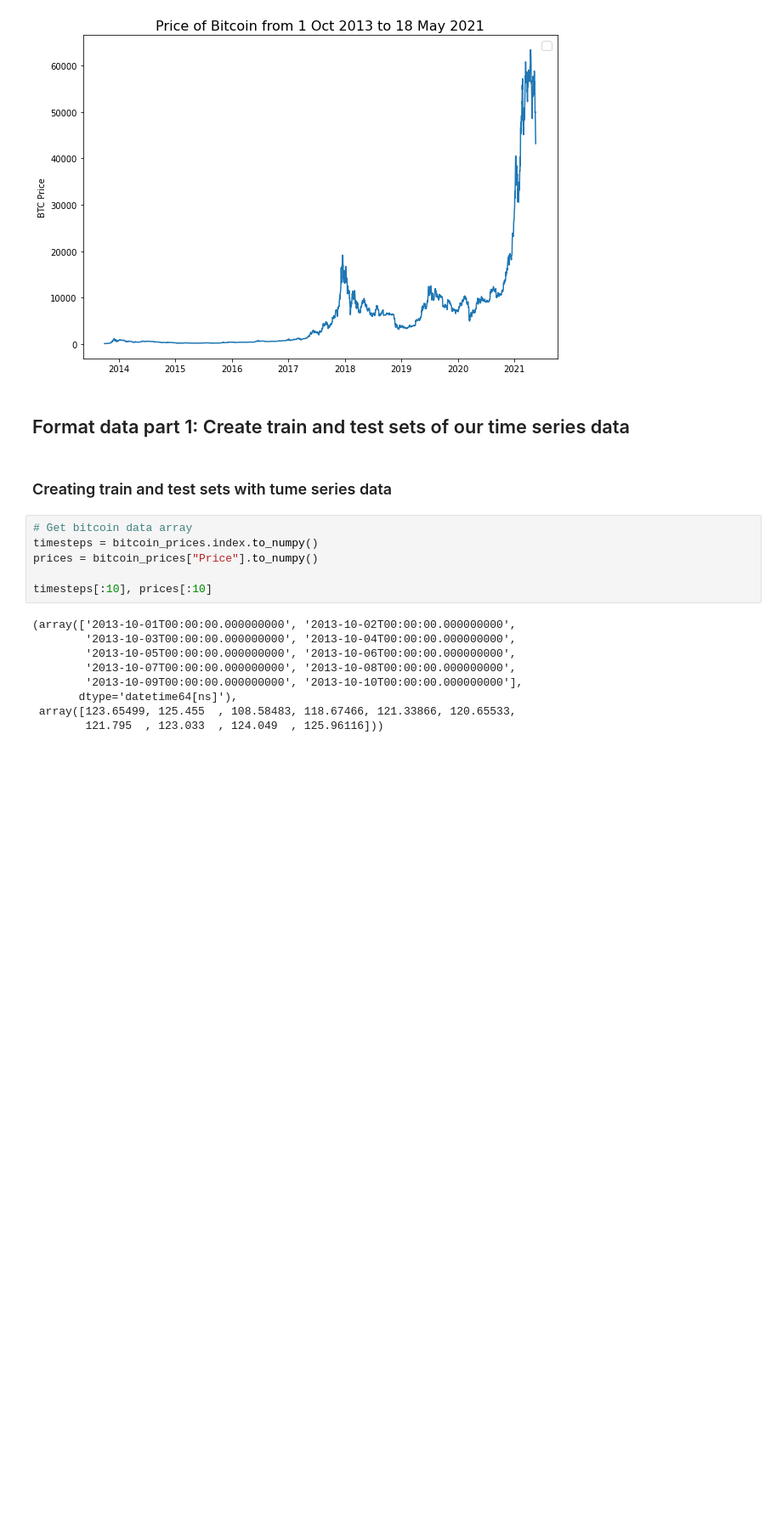
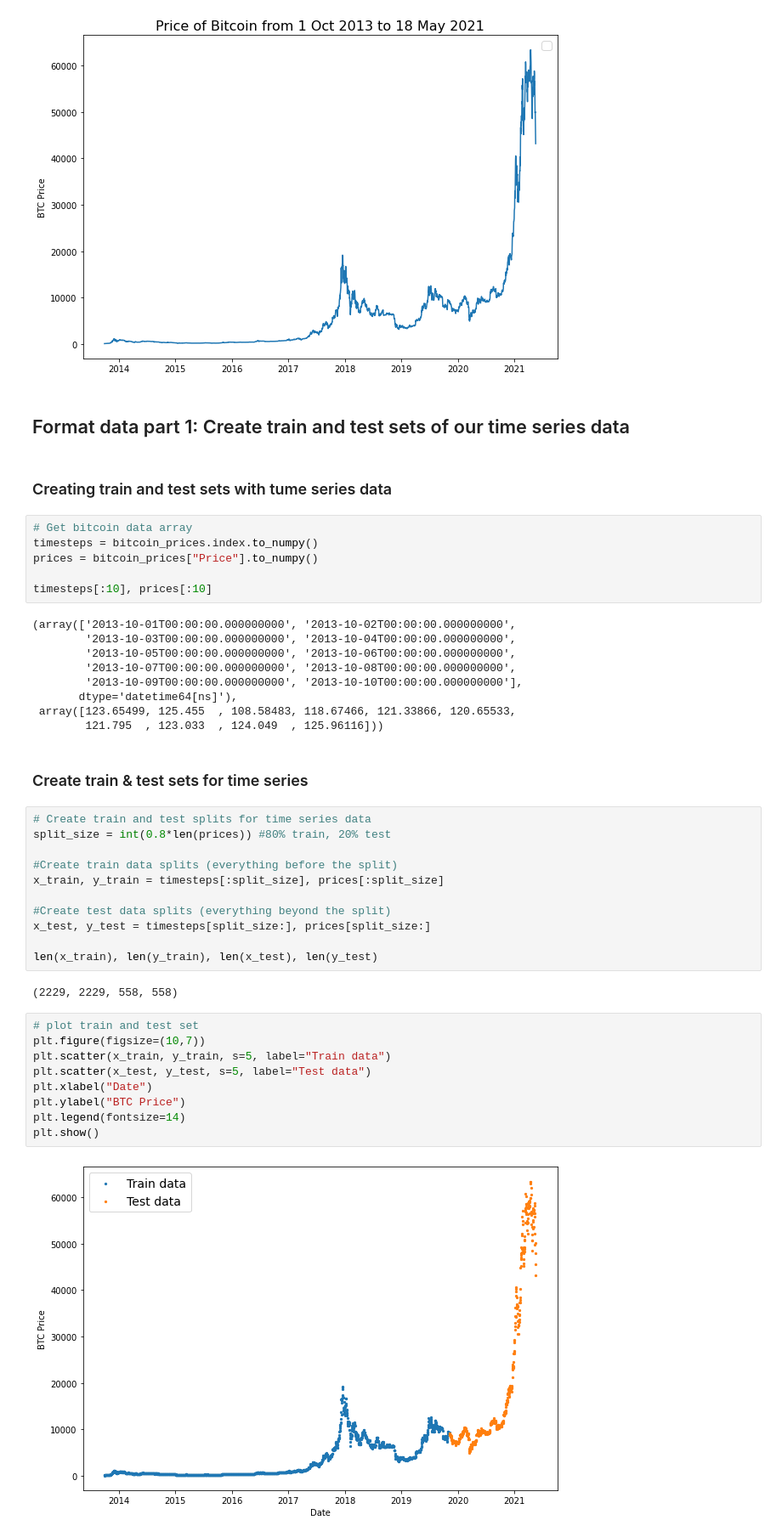
Before and after one commit to schauppi/Udemy_TensorFlow_Developer, a Jupyter notebook: Abschnit_10_Time_series_fundamentals_in_TensorFlow/10_time_series_forecasting_with_tensorflow.ipynb, the cells around one changed output. Shown: that part at 85% size. Cells and saved outputs as stored; diff of their text form; blank space fills up the shorter version.

```diff
--- a/Abschnit_10_Time_series_fundamentals_in_TensorFlow/10_time_series_forecasting_with_tensorflow.ipynb
+++ b/Abschnit_10_Time_series_fundamentals_in_TensorFlow/10_time_series_forecasting_with_tensorflow.ipynb
@@ -161,3 +161,29 @@ timesteps[:10], prices[:10]
        dtype='datetime64[ns]'),
  array([123.65499, 125.455  , 108.58483, 118.67466, 121.33866, 120.65533,
         121.795  , 123.033  , 124.049  , 125.96116]))
+# %% [markdown]
+### Create train & test sets for time series
+# %%
+# Create train and test splits for time series data
+split_size = int(0.8*len(prices)) #80% train, 20% test
+
+#Create train data splits (everything before the split)
+x_train, y_train = timesteps[:split_size], prices[:split_size]
+
+#Create test data splits (everything beyond the split)
+x_test, y_test = timesteps[split_size:], prices[split_size:]
+
+len(x_train), len(y_train), len(x_test), len(y_test)
+# %% [output]
+(2229, 2229, 558, 558)
+# %%
+# plot train and test set
+plt.figure(figsize=(10,7))
+plt.scatter(x_train, y_train, s=5, label="Train data")
+plt.scatter(x_test, y_test, s=5, label="Test data")
+plt.xlabel("Date")
+plt.ylabel("BTC Price")
+plt.legend(fontsize=14)
+plt.show()
+# %% [output]
+[figure, added]
```
Also changed, not shown: parts of 1 cell of this notebook.
